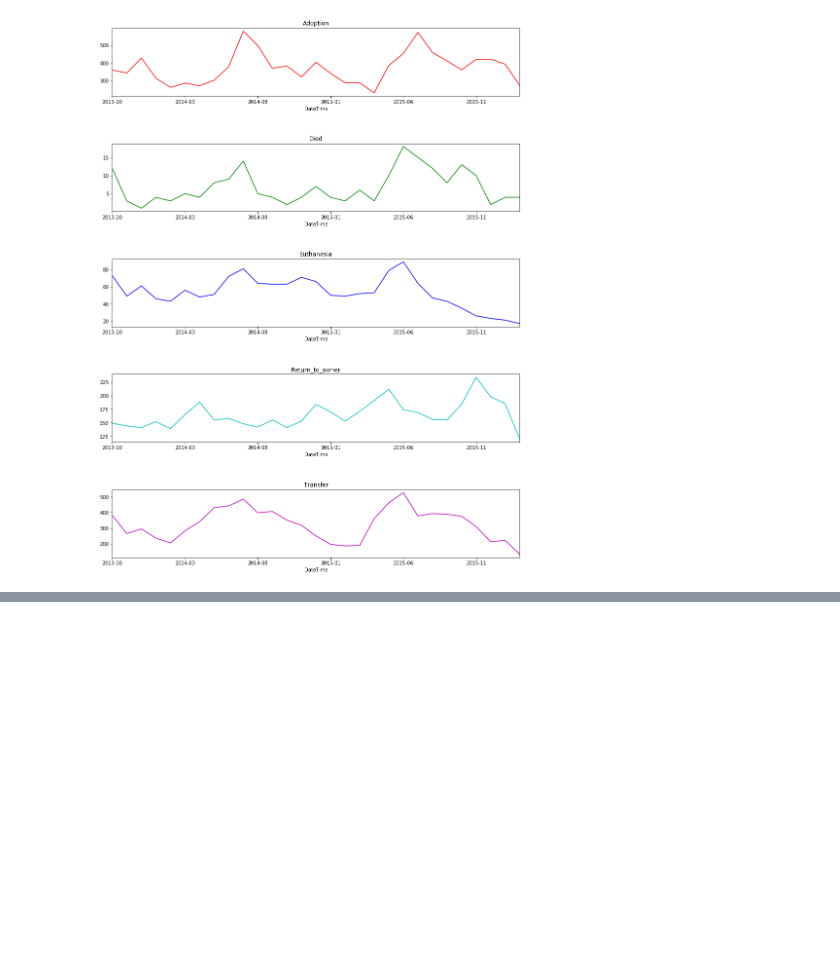
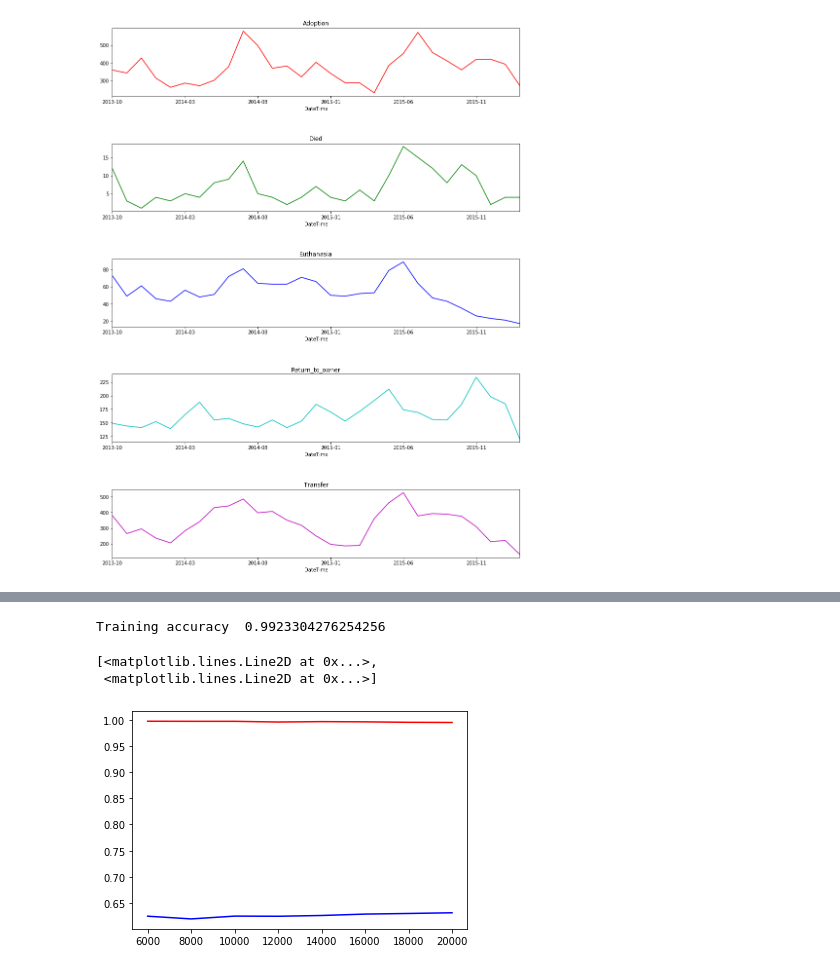
Before and after one commit to Iva-boop/Project, a Jupyter notebook: Project.ipynb, the cells around one changed output, grey strips where cells are left out. Drawn from its saved outputs; the diff is of its cells as text; code cells hidden in the pictures; blank space fills up the shorter version.

```diff
--- a/Project.ipynb
+++ b/Project.ipynb
@@ -116,0 +192,9 @@ for i, (_, g) in enumerate(df_ym_outcomeGroup):
+# %%
+## Explode date time
+xdt=pd.to_datetime(Xtrain.DateTime)
+Xtrain["dow"] = xdt.dt.dayofweek
+Xtrain["month"] = xdt.dt.month
+Xtrain["year"] = xdt.dt.year
+# %%
+Xtrain=Xtrain.drop(["DateTime"],axis=1)
+Xtrain.head()
@@ -116,0 +209,9 @@ for i, (_, g) in enumerate(df_ym_outcomeGroup):
+# %%
+#Replacing all Nan in the training dataset with -1
+#we dn0t use 0 because it's already used in the dataset
+Xtrain=Xtrain.fillna(-1)
+# %%
+from sklearn.ensemble import RandomForestClassifier
+# Do random forest
+rf = RandomForestClassifier(n_estimators=1000)
+rf.fit(Xtrain, ytrain)
@@ -116,0 +226,34 @@ for i, (_, g) in enumerate(df_ym_outcomeGroup):
+# %%
+# Let's see the train accuracy
+tra_score=rf.score(Xtrain, ytrain)
+print("Training accuracy ",tra_score)
+# %% [output]
+Training accuracy  0.9923304276254256
+# %%
+from sklearn.ensemble import RandomForestClassifier
+m=[6000,8000,10000,12000,14000,16000,18000,20000]
+train_err=[]
+val_err=[]
+perm=np.random.permutation(len(Xtrain))
+Xtr=Xtrain.iloc[perm[0:20000]]
+ytr=ytrain[perm[0:20000]]
+Xval=Xtrain.iloc[perm[20001:]]
+yval=ytrain[perm[20001:]]
+for i in range(8):
+    trainSize = m[i]
+    perm=np.random.permutation(len(Xtr))
+    XtrNow = Xtr.iloc[perm[0:trainSize]]
+    ytrNow = ytr[perm[0:trainSize]]
+    # Do random forest
+    rf = RandomForestClassifier(n_estimators=1000)
+    rf.fit(XtrNow, ytrNow)
+    # Let's see the train accuracy
+    rScore=rf.score(XtrNow, ytrNow)
+    vScore=rf.score(Xval, yval)
+    train_err.append(rScore)
+    val_err.append(vScore)
+plt.plot(m, train_err, 'r', m, val_err, 'b')
+# %% [output]
+[<matplotlib.lines.Line2D at 0x...>,
+ <matplotlib.lines.Line2D at 0x...>]
+[figure, added]
```
Also changed, not shown: parts of 23 cells of this notebook.
